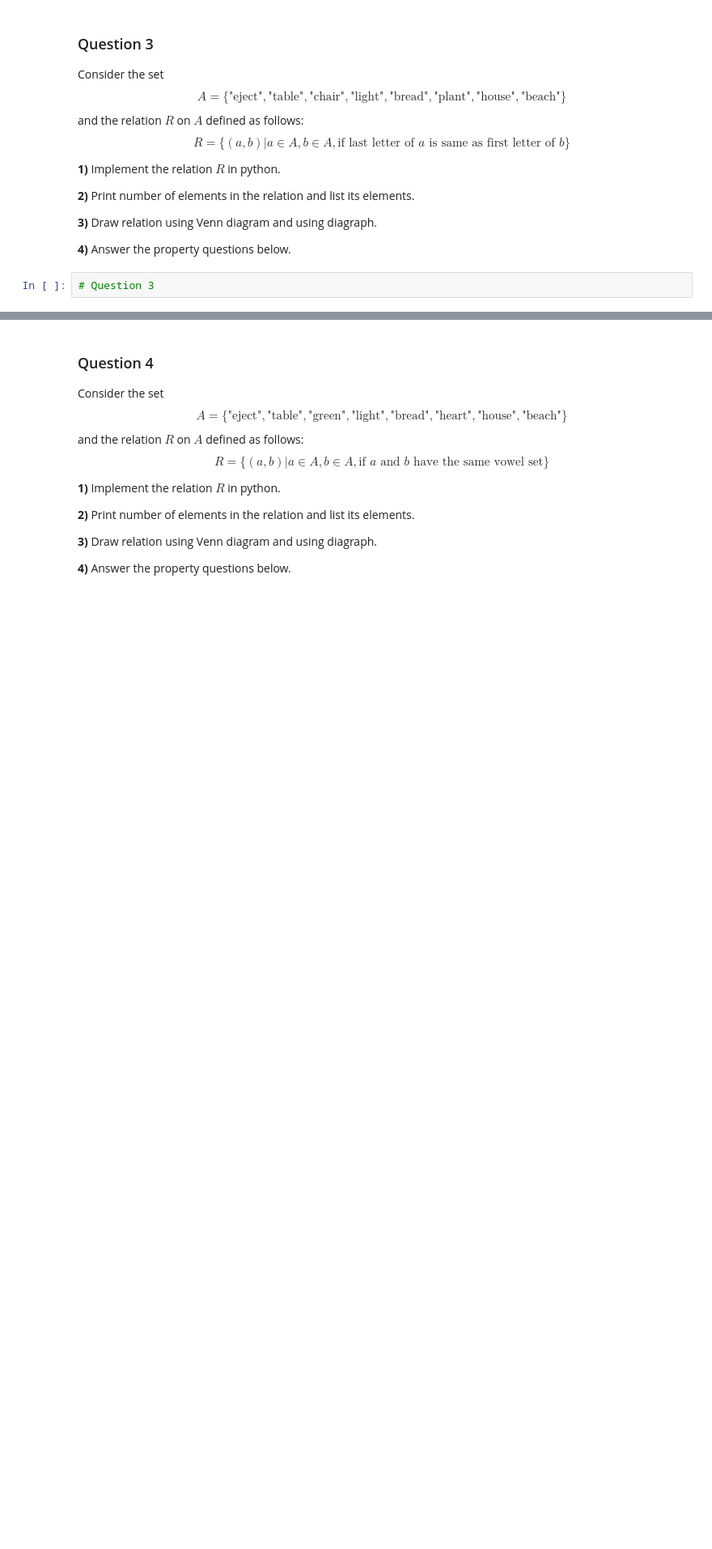
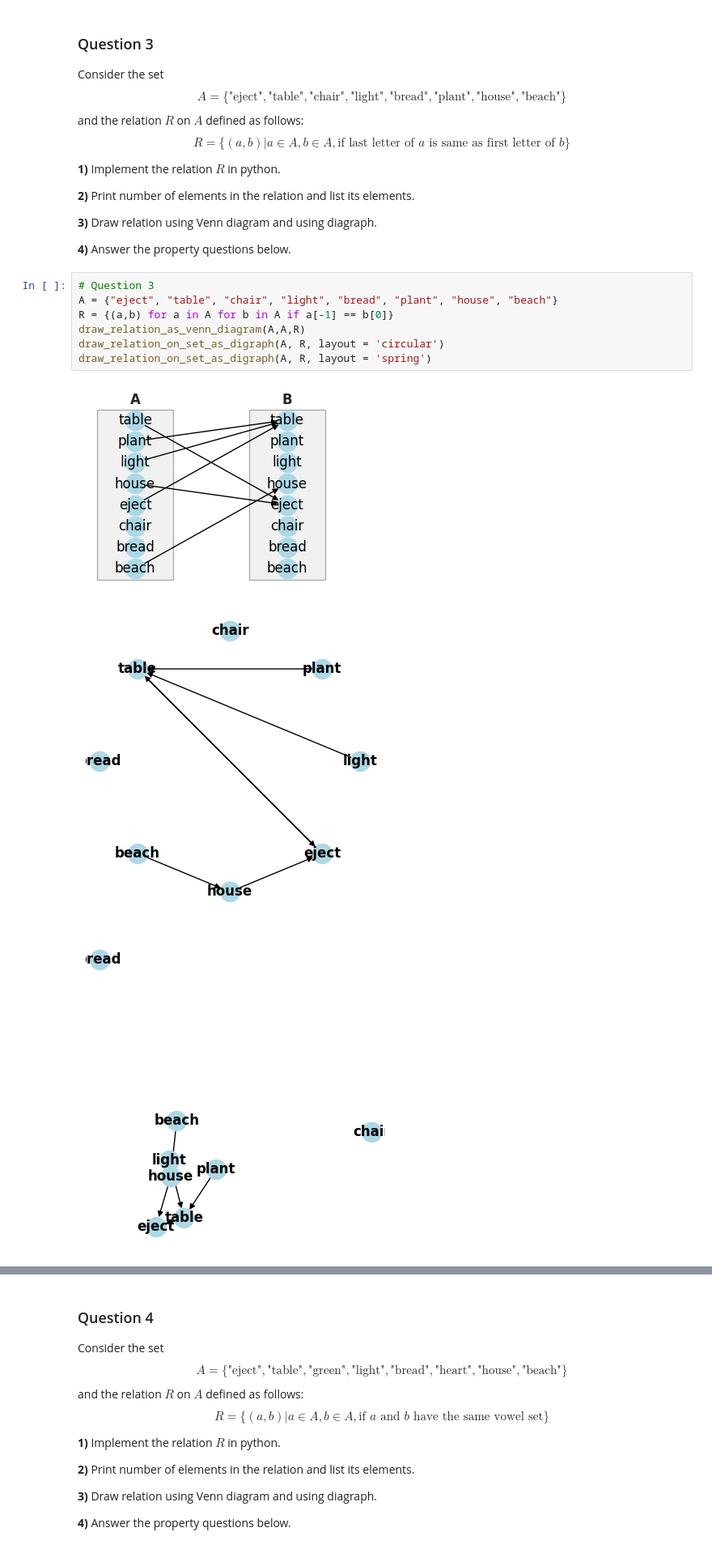
Before and after one commit to Oliwier-Idzik/Discrete-Mathematics, a Jupyter notebook: topics/04-Relations_and_Functions/22-Practical_07_-_Relation_Properties/files/Practical_07_-_Relation_Properties.ipynb, the cells around one changed output, grey strips where cells are left out. Shown at 81% size. Drawn from its saved outputs; the diff is of its cells as text; blank space fills up the shorter version.

```diff
--- a/topics/04-Relations_and_Functions/22-Practical_07_-_Relation_Properties/files/Practical_07_-_Relation_Properties.ipynb
+++ b/topics/04-Relations_and_Functions/22-Practical_07_-_Relation_Properties/files/Practical_07_-_Relation_Properties.ipynb
@@ -156,7 +156,16 @@ $$
 **3)** Draw relation using Venn diagram and using diagraph.
 
 **4)** Answer the property questions below.
-# %%
-# Question 3
+# %%
+# Question 3
+A = {"eject", "table", "chair", "light", "bread", "plant", "house", "beach"}
+R = {(a,b) for a in A for b in A if a[-1] == b[0]}
+draw_relation_as_venn_diagram(A,A,R)
+draw_relation_on_set_as_digraph(A, R, layout = 'circular')
+draw_relation_on_set_as_digraph(A, R, layout = 'spring')
+# %% [output]
+[figure, added]
+[figure, added]
+[figure, added]
 # %%
 #@markdown Based on the relation and generated diagrams, what properties does the relation have?
```
Also changed, not shown: parts of 5 cells of this notebook.
